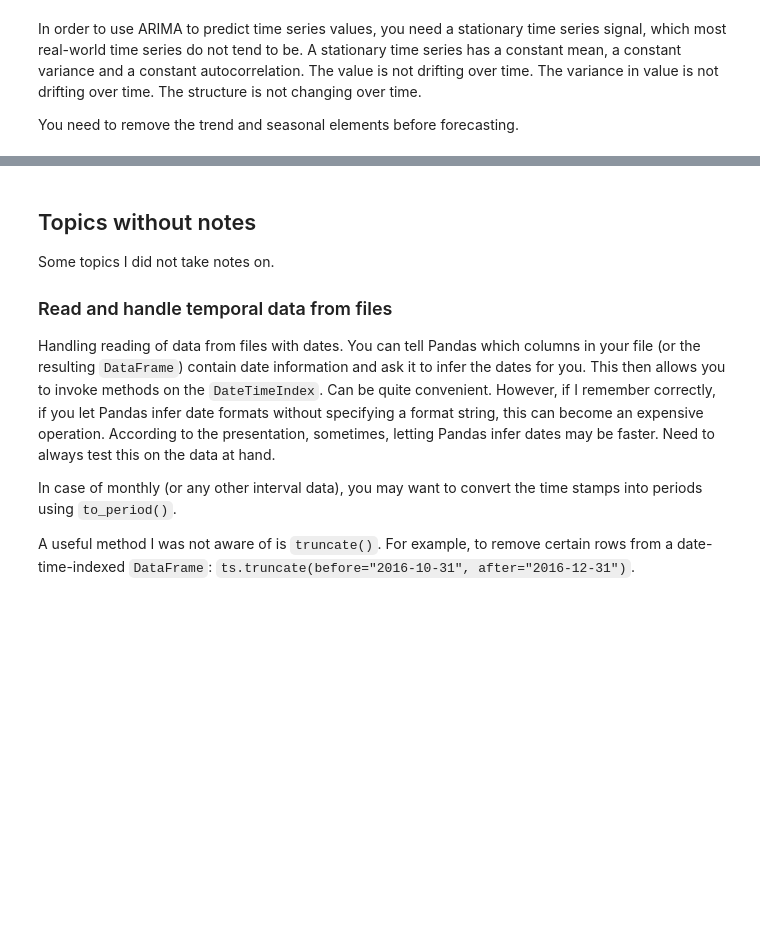
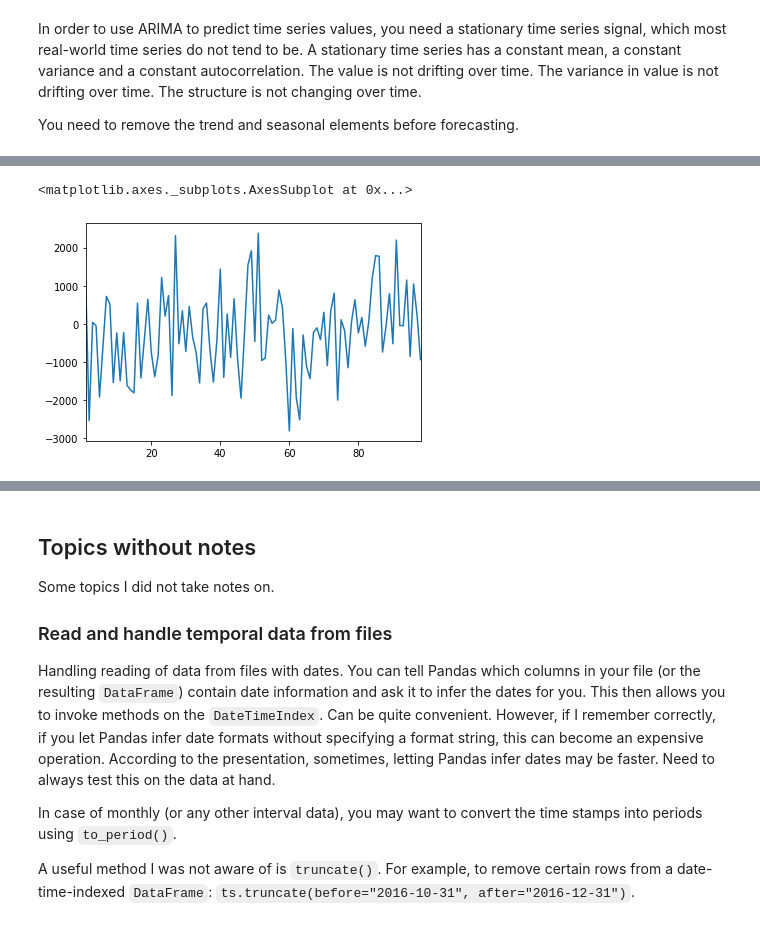
Before and after one commit to drbwa/timeserieseda, a Jupyter notebook: pycon2017/pycon2017-1.ipynb, the cells around one changed output, grey strips where cells are left out. Drawn from its saved outputs; the diff is of its cells as text; code cells hidden in the pictures; blank space fills up the shorter version.

```diff
--- a/pycon2017/pycon2017-1.ipynb
+++ b/pycon2017/pycon2017-1.ipynb
@@ -692,0 +765,13 @@ Dealing with seasonality:
+# %%
+def ma1(theta=0.5, n=100):
+    time_series = []
+    error = np.random.randn(n)
+    for period in range(1,n):
+        time_series.append(error[period] + theta * error[period - 1])
+    return pd.Series(time_series[1:], index=range(1, n - 1))
+# %%
+m1 = ma1(theta=-1000)
+m1.plot()
+# %% [output]
+<matplotlib.axes._subplots.AxesSubplot at 0x...>
+[figure, added]
```
Also changed, not shown: parts of 62 cells of this notebook, 1 other file.
